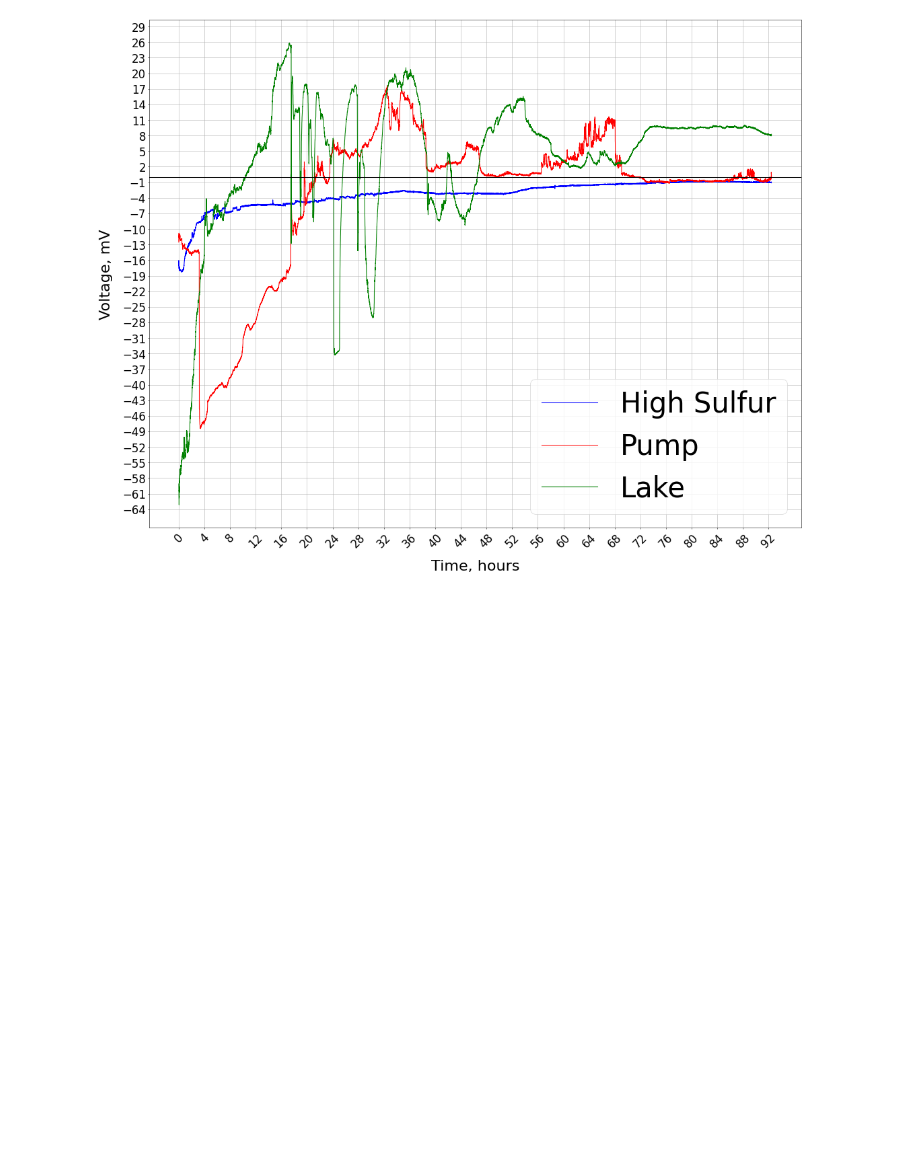
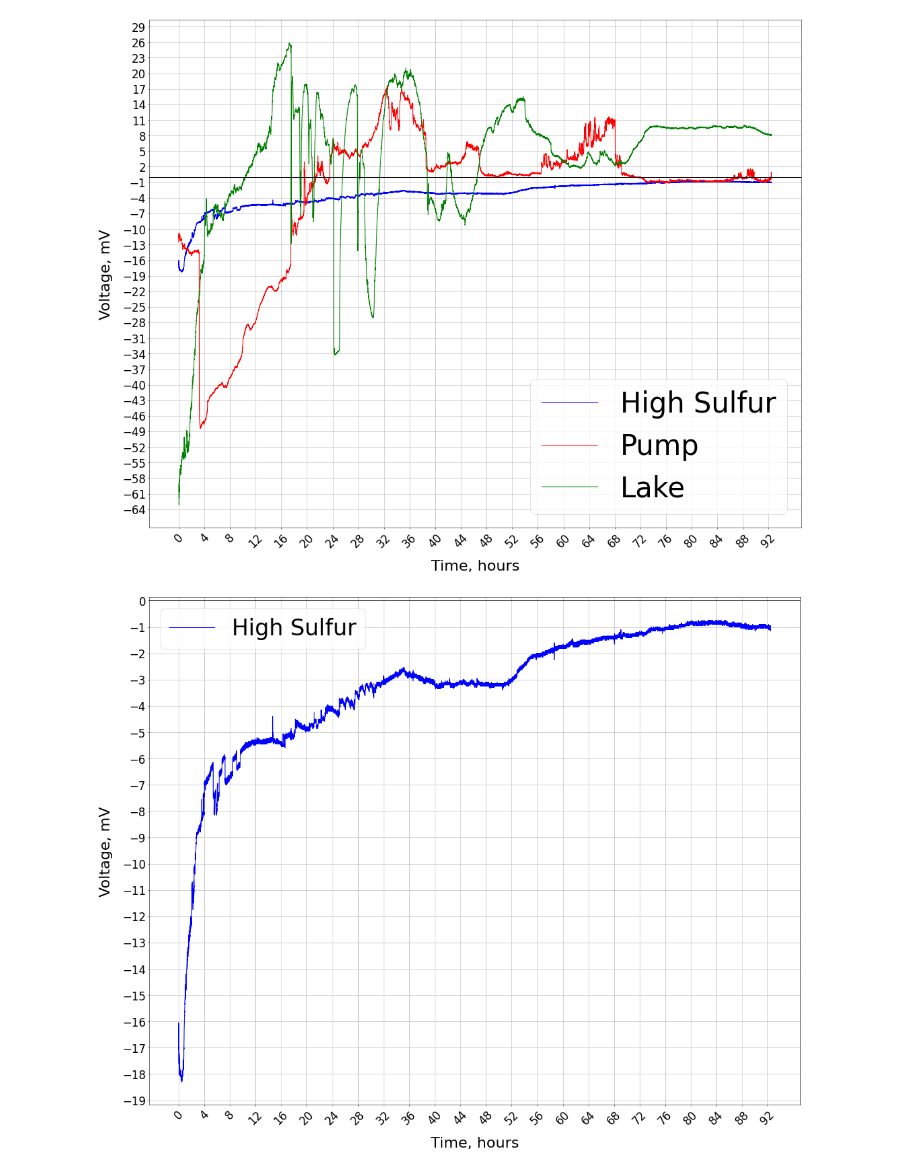
Before and after one commit to JPalmerUWI/Pitch-Lake-Test-1, a Jupyter notebook: Data Analysis.ipynb, the cells around one changed output. Saved outputs shown, nothing was run; the diff lists cells and outputs as text; code cells hidden in the pictures; blank space fills up the shorter version.

Commit message:
All Plots Complete

```diff
--- a/Data Analysis.ipynb
+++ b/Data Analysis.ipynb
@@ -68,3 +66,29 @@ plt.ylabel("Voltage, mV", fontsize=32, labelpad=20)
 plt.show()
 # %% [output]
 [figure]
+# %%
+plt.figure(figsize=(25,20), dpi=50)
+
+# Plotting
+plt.plot(x,y1, label="High Sulfur", color = 'b')
+
+# Styling
+# General
+plt.legend(fontsize=48)
+plt.axhline(y=0, color='k')
+plt.grid()
+
+# X axis
+x_ticks = range(0,94,4)
+plt.xticks(x_ticks,rotation=45, fontsize=24)
+plt.xlabel("Time, hours", fontsize=32, labelpad=20)
+
+# Y axis
+y_ticks = range(-19,1,1)
+plt.yticks(y_ticks, fontsize=24)
+plt.ylabel("Voltage, mV", fontsize=32, labelpad=20)
+
+
+plt.show()
+# %% [output]
+[figure, added]
```
Also changed, not shown: parts of 4 cells of this notebook.
